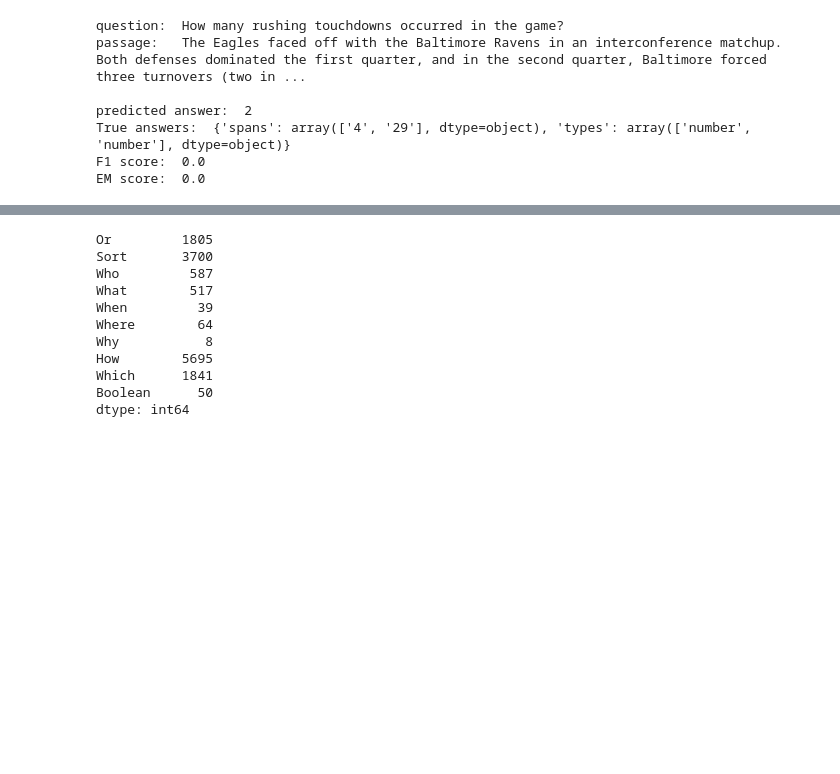
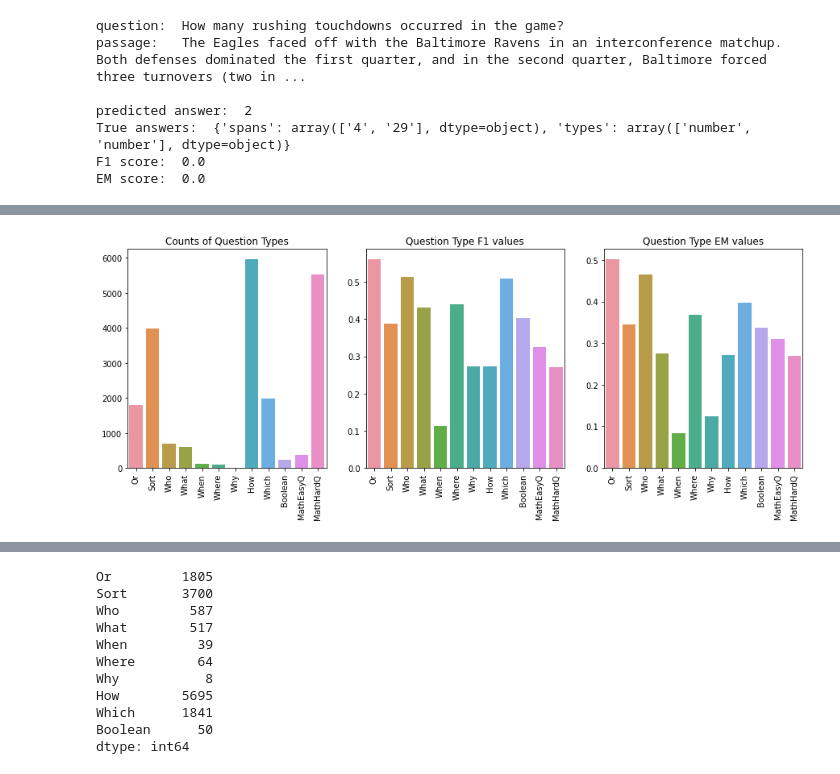
Before and after one commit to omarkapur-mids/Exploring-Data-Augmentation-for-QA-with-T5, a Jupyter notebook: DROP/DROP-analyze-onerun.ipynb, the cells around one changed output, grey strips where cells are left out. Cells and saved outputs as stored; diff of their text form; code cells hidden in the pictures; blank space fills up the shorter version.

```diff
--- a/DROP/DROP-analyze-onerun.ipynb
+++ b/DROP/DROP-analyze-onerun.ipynb
@@ -216,0 +294,29 @@ df.head()
+# %%
+q_list = ['Or','Sort','Who','What','When','Where','Why','How','Which','Boolean','MathEasyQ','MathHardQ']
+all_count = []
+all_F1 = []
+all_EM = []
+
+for q in q_list:
+    count = sum(df[q] == 1)
+    F1 = df[df[q]==1].F1.mean()
+    EM = df[df[q]==1].EM.mean()
+    all_count.append(count)
+    all_F1.append(F1)
+    all_EM.append(EM)
+# %%
+fig,ax=plt.subplots(nrows=1,ncols=3,figsize=(15,5))
+
+ax[0] = sns.barplot(x=q_list,y=all_count,ax=ax[0])
+_=ax[0].set_xticklabels(ax[0].get_xticklabels(),rotation=90)
+_=ax[0].set_title('Counts of Question Types')
+
+ax[1] = sns.barplot(x=q_list,y=all_F1,ax=ax[1])
+_=ax[1].set_xticklabels(ax[1].get_xticklabels(),rotation=90)
+_=ax[1].set_title('Question Type F1 values')
+
+ax[2] = sns.barplot(x=q_list,y=all_EM,ax=ax[2])
+_=ax[2].set_xticklabels(ax[2].get_xticklabels(),rotation=90)
+_=ax[2].set_title('Question Type EM values')
+# %% [output]
+[figure, added]
```
Also changed, not shown: parts of 51 cells of this notebook.
